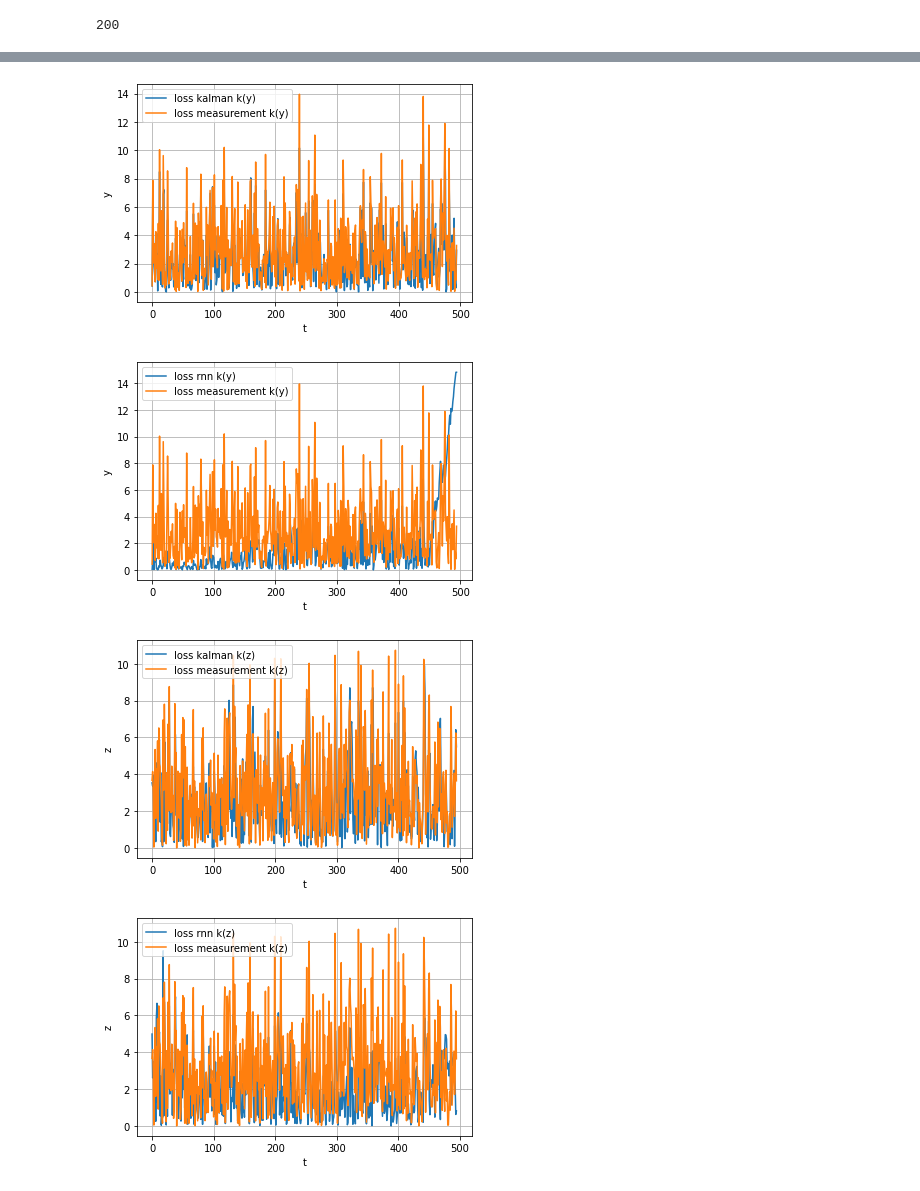
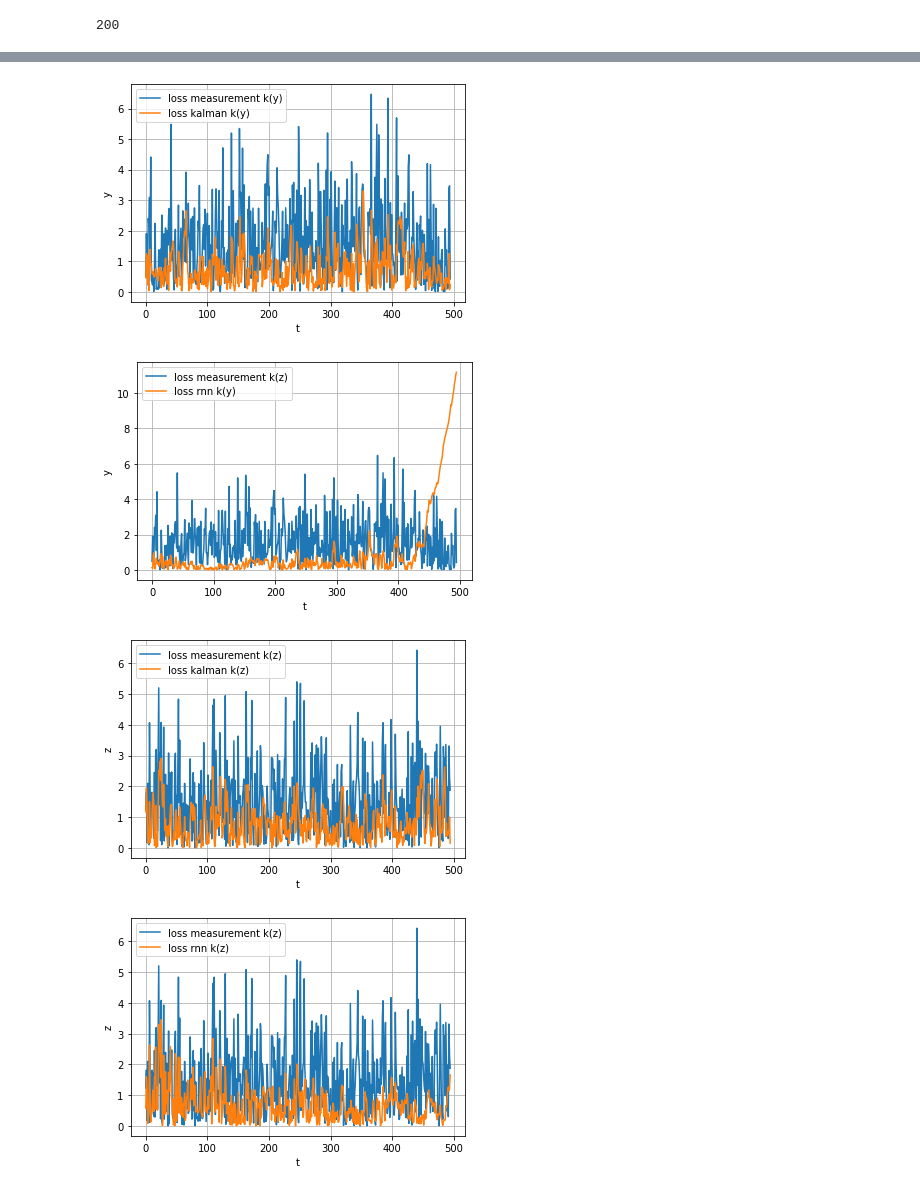
Before and after one commit to dart9905/-oursework, a Jupyter notebook: KalmanNN/KalmanNN.ipynb, the cells around one changed output, grey strips where cells are left out. Cells and saved outputs as stored; diff of their text form; code cells hidden in the pictures.

```diff
--- a/KalmanNN/KalmanNN.ipynb
+++ b/KalmanNN/KalmanNN.ipynb
@@ -979,7 +979,7 @@ BATCH_SIZE = 40#40
 BATCH_SIZE_TEST=BATCH_SIZE*1//5
 SET_LONG = min_len_trajectory
 VEC_DIM = 3
-MEM_RNN = SET_LONG*7#10
+MEM_RNN = SET_LONG*5#10
 EPOC_NUM = 10
 # %%
 train_keys = np.concatenate((train_keys, val_keys, test_keys),axis=0)
@@ -1046,3 +1044,5 @@ array_err = [5, 84, 115, 155]#
+# %%
+array_err = [1, 5, 8, 10, 16, 19, 23, 28, 30, 32, 38, 39, 47, 54, 71, 84, 87, 91, 96, 98, 102, 103, 113, 115, 124, 133, 146, 155, 166, 168, 184, 188, 191, 195]
 # %%
 
 for i in range(3):
@@ -1097,6 +1097,6 @@ Discrepancy = 0.05
 test_loss = []
 test_accuracy = []
 # %%
-EPOC_NUM = 5
+EPOC_NUM = 6
 # %%
 trajectories_rnn, train_loss, val_loss, train_accuracy, val_accuracy, opt = traning_fun(trajectories_rnn, criterion, opt, train_dl, val_dl, train_loss, val_loss, train_accuracy, val_accuracy, Discrepancy, EPOC_NUM, device, draw=True)
@@ -1203,7 +1214,7 @@ def FilterKalman(trajectories, size_coordinates, time_step, Q_spector_noise, coo
 Q_spector_noise  = 100 #the density of the White noise / our trust in the filter
 coordinates_noise = 5 #noise sqrt(dispersion) at the radius
 size_coordinates = 3
-time_step = 0.5#0.25
+time_step = 0.1#0.25
 # %%
 data_trajectories_filter = []
 data_trajectories_filter_P = []
@@ -1305,24 +1318,24 @@ losss_measurement = np.absolute(np.array(losss_measurement))
 # %%
 plt.ylabel('x')
 plt.xlabel('t')
+plt.plot(losss_measurement[:,0], label='loss measurement k(x)')
 plt.plot(loss_kalman_k[:,0], label='loss kalman k(x)')
-plt.plot(losss_measurement[:,0], label='loss measurement k(x)')
 plt.legend()
 plt.grid(True)
 plt.show()
 
 plt.ylabel('x')
 plt.xlabel('t')
+plt.plot(losss_measurement[:,0], label='loss measurement k(x)')
 plt.plot(loss_rnn_k[:,0], label='loss rnn k(x)')
-plt.plot(losss_measurement[:,0], label='loss measurement k(x)')
 plt.legend()
 plt.grid(True)
 plt.show()
 
 plt.ylabel('y')
 plt.xlabel('t')
+plt.plot(losss_measurement[:,1], label='loss measurement k(y)')
 plt.plot(loss_kalman_k[:,1], label='loss kalman k(y)')
-plt.plot(losss_measurement[:,1], label='loss measurement k(y)')
 plt.legend()
 plt.grid(True)
 plt.show()
@@ -1330,24 +1343,24 @@ plt.show()
 
 plt.ylabel('y')
 plt.xlabel('t')
+plt.plot(losss_measurement[:,1], label='loss measurement k(z)')
 plt.plot(loss_rnn_k[:,1], label='loss rnn k(y)')
-plt.plot(losss_measurement[:,1], label='loss measurement k(y)')
 plt.legend()
 plt.grid(True)
 plt.show()
 
 plt.ylabel('z')
 plt.xlabel('t')
+plt.plot(losss_measurement[:,2], label='loss measurement k(z)')
 plt.plot(loss_kalman_k[:,2], label='loss kalman k(z)')
-plt.plot(losss_measurement[:,2], label='loss measurement k(z)')
 plt.legend()
 plt.grid(True)
 plt.show()
 
 plt.ylabel('z')
 plt.xlabel('t')
+plt.plot(losss_measurement[:,2], label='loss measurement k(z)')
 plt.plot(loss_rnn_k[:,2], label='loss rnn k(z)')
-plt.plot(losss_measurement[:,2], label='loss measurement k(z)')
 plt.legend()
 plt.grid(True)
 plt.show()
@@ -1357,7 +1370,7 @@ plt.show()
-[figure, old version]
+[figure, new version]
-[figure, old version]
+[figure, new version]
-[figure, old version]
+[figure, new version]
-[figure, old version]
+[figure, new version]
 # %%
 a0 = start
 a1 = 0
```
Also changed, not shown: parts of 13 cells of this notebook, 1 other file.
